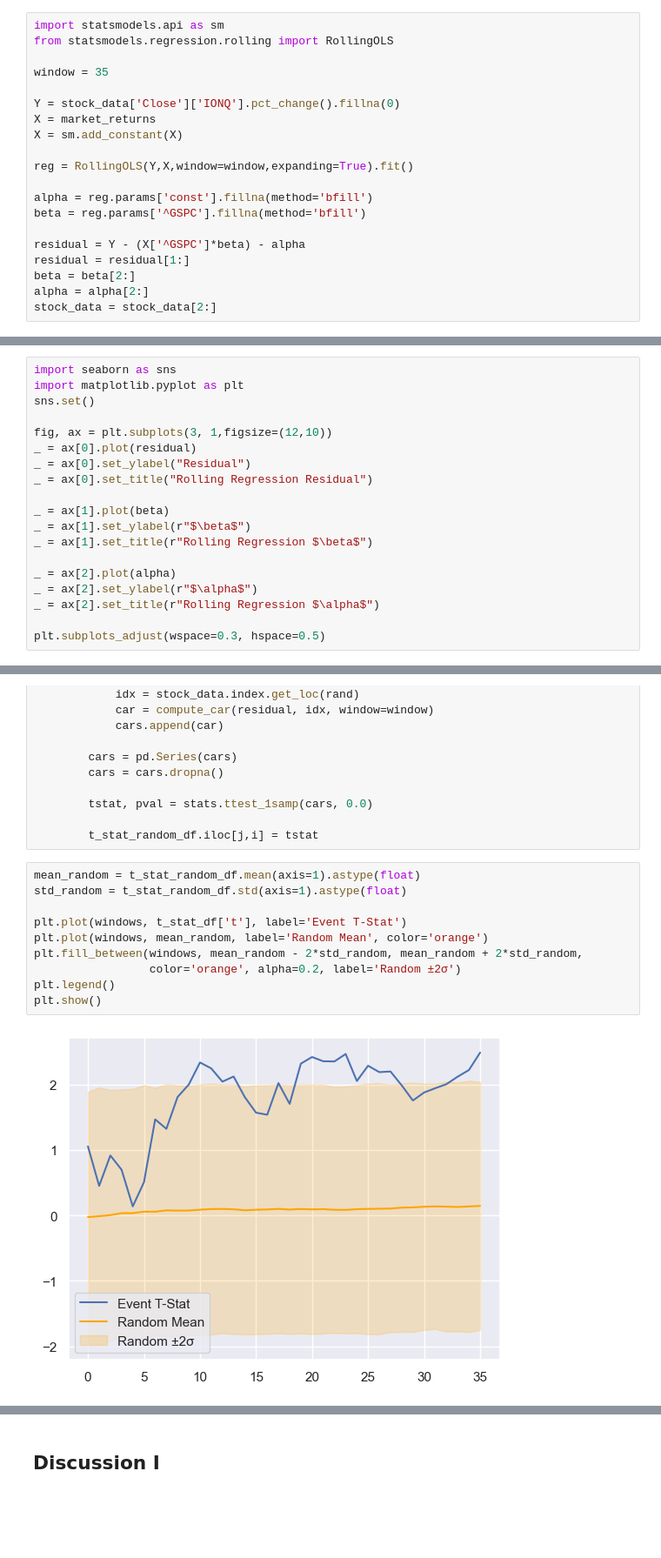
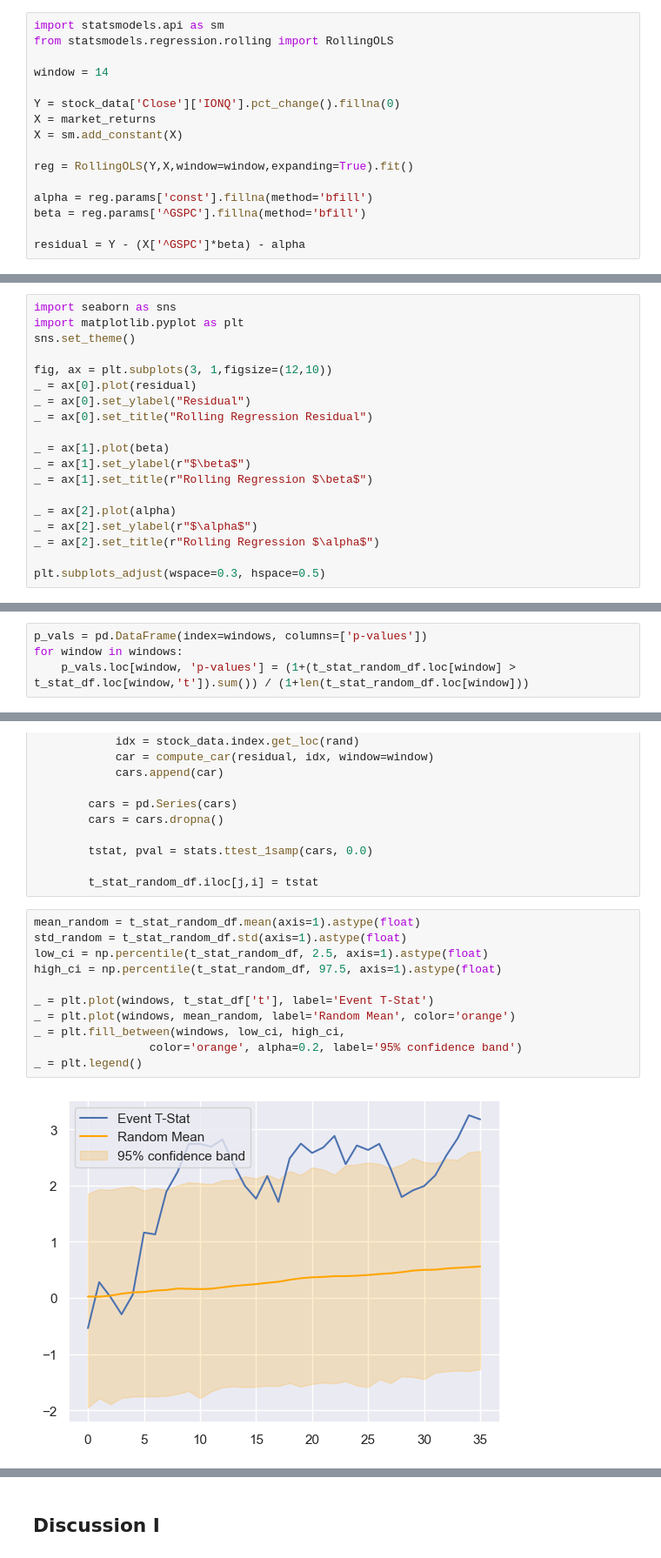
Before and after one commit to will-friend/QuantumSignalResearch, a Jupyter notebook: notebooks/02_IonQ_Rolling_Regression.ipynb, the cells around one changed output, grey strips where cells are left out. Shown at 87% size. Drawn from its saved outputs; the diff is of its cells as text; blank space fills up the shorter version.

Commit message:
Updated 02 notebook to include more robustness checks and to update plots with percentile 95% confidence interval bands rather than just a two-sigma band

```diff
--- a/notebooks/02_IonQ_Rolling_Regression.ipynb
+++ b/notebooks/02_IonQ_Rolling_Regression.ipynb
@@ -27,7 +23,7 @@ pandas.core.series.Series
 import statsmodels.api as sm
 from statsmodels.regression.rolling import RollingOLS
 
-window = 35
+window = 14
 
 Y = stock_data['Close']['IONQ'].pct_change().fillna(0)
 X = market_returns
@@ -39,16 +35,12 @@ alpha = reg.params['const'].fillna(method='bfill')
 beta = reg.params['^GSPC'].fillna(method='bfill')
 
 residual = Y - (X['^GSPC']*beta) - alpha
-residual = residual[1:]
-beta = beta[2:]
-alpha = alpha[2:]
-stock_data = stock_data[2:]
 # %% [markdown]
 We can quickly visualize the regression residual (or the abnormal returns), as well as our regression parameters:
 # %%
 import seaborn as sns
 import matplotlib.pyplot as plt
-sns.set()
+sns.set_theme()
 
 fig, ax = plt.subplots(3, 1,figsize=(12,10))
 _ = ax[0].plot(residual)
@@ -178,0 +172,4 @@ Finally, as a robustness check, we can not filter our dates, so that our random
+# %%
+p_vals = pd.DataFrame(index=windows, columns=['p-values'])
+for window in windows:
+    p_vals.loc[window, 'p-values'] = (1+(t_stat_random_df.loc[window] > t_stat_df.loc[window,'t']).sum()) / (1+len(t_stat_random_df.loc[window]))
@@ -198,13 +210,14 @@ for i in range(1000):
 # %%
 mean_random = t_stat_random_df.mean(axis=1).astype(float)
 std_random = t_stat_random_df.std(axis=1).astype(float)
+low_ci = np.percentile(t_stat_random_df, 2.5, axis=1).astype(float)
+high_ci = np.percentile(t_stat_random_df, 97.5, axis=1).astype(float)
 
-plt.plot(windows, t_stat_df['t'], label='Event T-Stat')
-plt.plot(windows, mean_random, label='Random Mean', color='orange')
-plt.fill_between(windows, mean_random - 2*std_random, mean_random + 2*std_random,
-                 color='orange', alpha=0.2, label='Random ±2σ')
-plt.legend()
-plt.show()
+_ = plt.plot(windows, t_stat_df['t'], label='Event T-Stat')
+_ = plt.plot(windows, mean_random, label='Random Mean', color='orange')
+_ = plt.fill_between(windows, low_ci, high_ci,
+                 color='orange', alpha=0.2, label='95% confidence band')
+_ = plt.legend()
 # %% [output]
-[figure, old version]
+[figure, new version]
 # %% [markdown]
```
Also changed, not shown: parts of 20 cells of this notebook.
